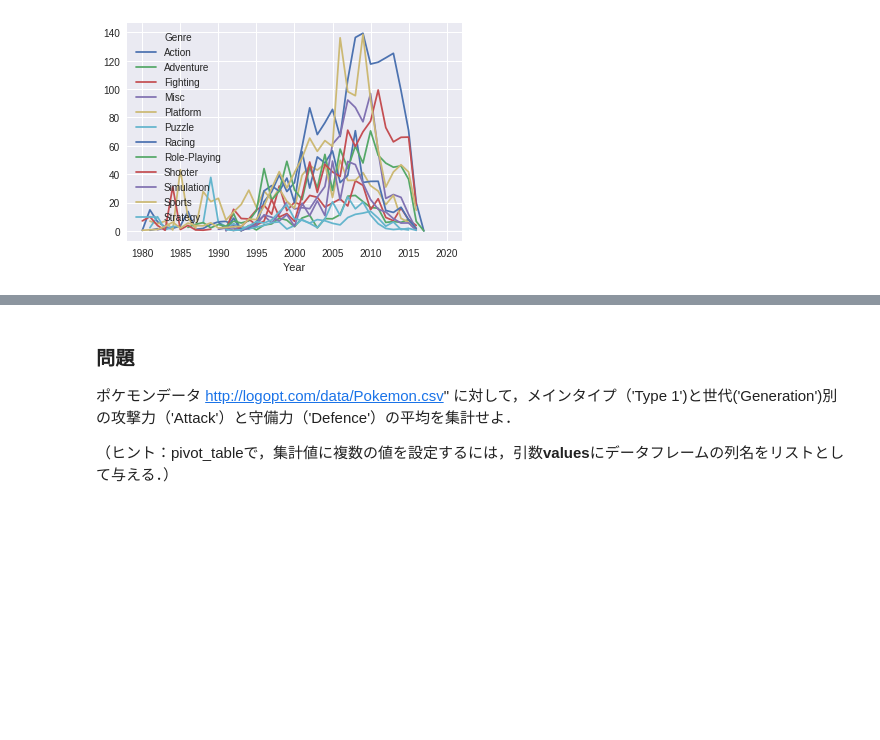
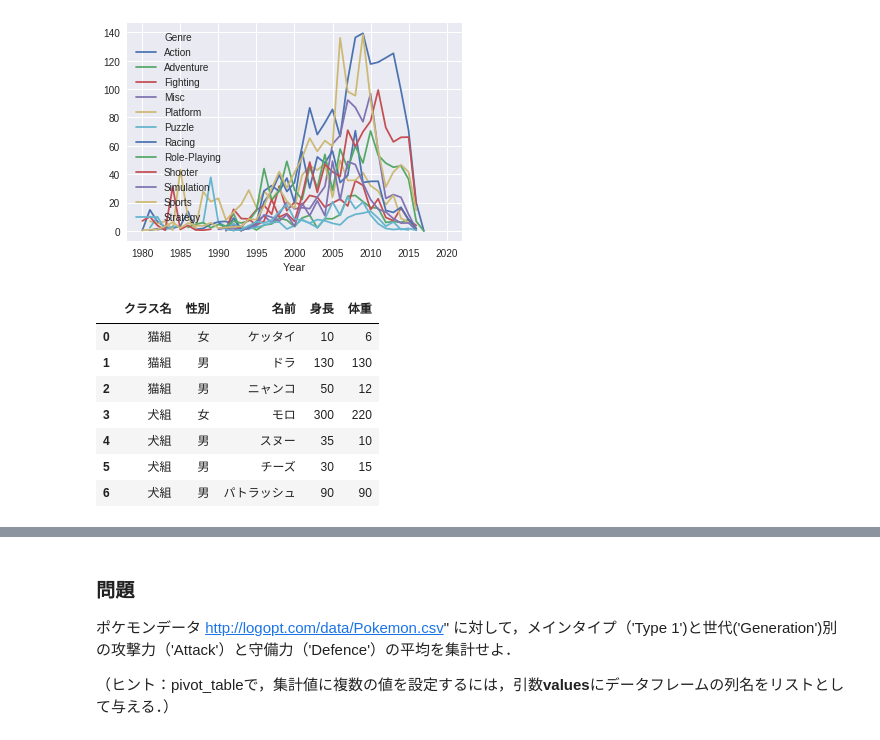
Before and after one commit to mickeykubo/analytics_book, a Jupyter notebook: pandas1_0.ipynb, the cells around one changed output, grey strips where cells are left out. Saved outputs shown, nothing was run; the diff lists cells and outputs as text; code cells hidden in the pictures; blank space fills up the shorter version.

```diff
--- a/pandas1_0.ipynb
+++ b/pandas1_0.ipynb
@@ -796,3 +895,17 @@ pivot.plot() #ピボットテーブル自身がデータフレームオブジェ
 # %% [output]
 <matplotlib.axes._subplots.AxesSubplot at 0x...>
 [figure]
+# %%
+#簡単な例
+import pandas as pd
+df = pd.read_csv("http://logopt.com/data/class.csv")
+df
+# %% [output]
+|  | クラス名 | 性別 | 名前 | 身長 | 体重 |
+| 0 | 猫組 | 女 | ケッタイ | 10 | 6 |
+| 1 | 猫組 | 男 | ドラ | 130 | 130 |
+| 2 | 猫組 | 男 | ニャンコ | 50 | 12 |
+| 3 | 犬組 | 女 | モロ | 300 | 220 |
+| 4 | 犬組 | 男 | スヌー | 35 | 10 |
+| 5 | 犬組 | 男 | チーズ | 30 | 15 |
+| 6 | 犬組 | 男 | パトラッシュ | 90 | 90 |
```
Also changed, not shown: parts of 21 cells of this notebook.
